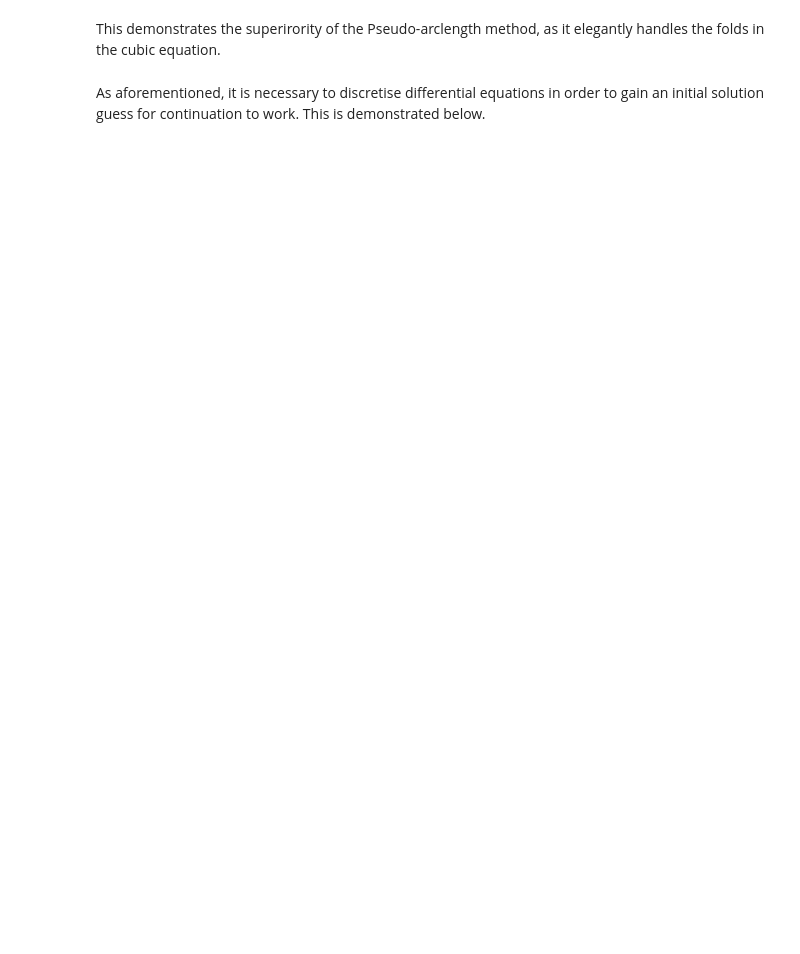
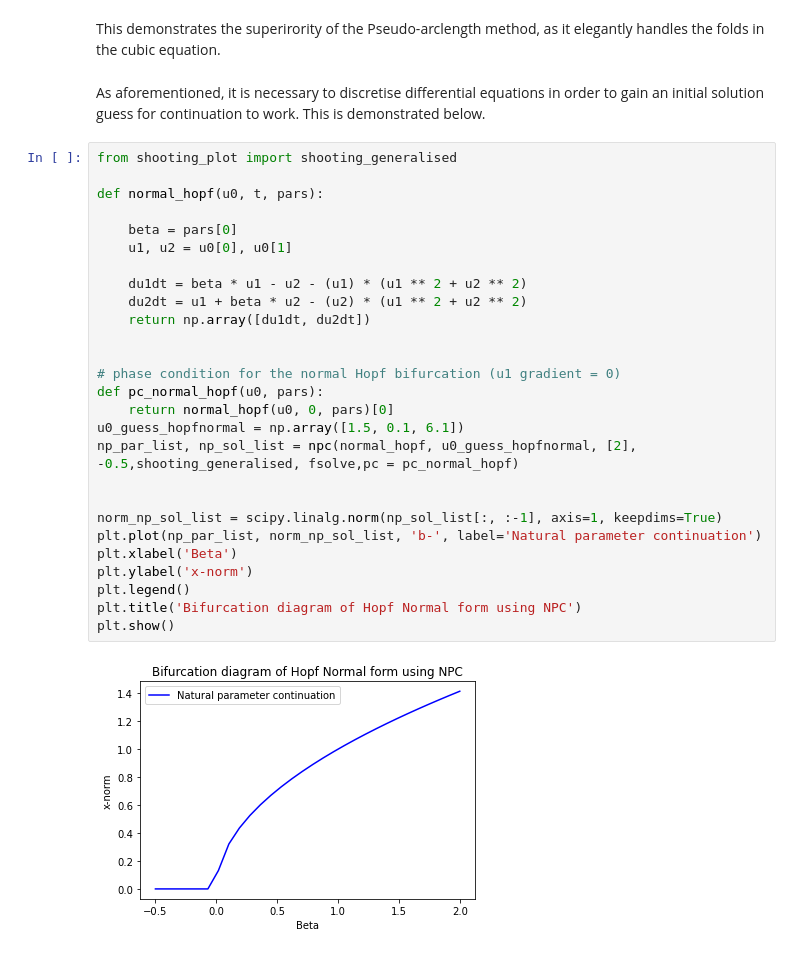
Before and after one commit to joesouber/EMAT30008, a Jupyter notebook: report.ipynb, the cells around one changed output. Drawn from its saved outputs; the diff is of its cells as text; blank space fills up the shorter version.

Commit message:
continuation

```diff
--- a/report.ipynb
+++ b/report.ipynb
@@ -284,3 +287,32 @@ plt.show()
 This demonstrates the superirority of the Pseudo-arclength method, as it elegantly handles the folds in the cubic equation.
 # %% [markdown]
 As aforementioned, it is necessary to discretise differential equations in order to gain an initial solution guess for continuation to work. This is demonstrated below.
+# %%
+from shooting_plot import shooting_generalised
+
+def normal_hopf(u0, t, pars):
+
+    beta = pars[0]
+    u1, u2 = u0[0], u0[1]
+
+    du1dt = beta * u1 - u2 - (u1) * (u1 ** 2 + u2 ** 2)
+    du2dt = u1 + beta * u2 - (u2) * (u1 ** 2 + u2 ** 2)
+    return np.array([du1dt, du2dt])
+
+
+# phase condition for the normal Hopf bifurcation (u1 gradient = 0)
+def pc_normal_hopf(u0, pars):
+    return normal_hopf(u0, 0, pars)[0]
+u0_guess_hopfnormal = np.array([1.5, 0.1, 6.1])
+np_par_list, np_sol_list = npc(normal_hopf, u0_guess_hopfnormal, [2], -0.5,shooting_generalised, fsolve,pc = pc_normal_hopf)
+
+
+norm_np_sol_list = scipy.linalg.norm(np_sol_list[:, :-1], axis=1, keepdims=True)
+plt.plot(np_par_list, norm_np_sol_list, 'b-', label='Natural parameter continuation')
+plt.xlabel('Beta')
+plt.ylabel('x-norm')
+plt.legend()
+plt.title('Bifurcation diagram of Hopf Normal form using NPC')
+plt.show()
+# %% [output]
+[figure, added]
```
Also changed, not shown: parts of 2 cells of this notebook.
